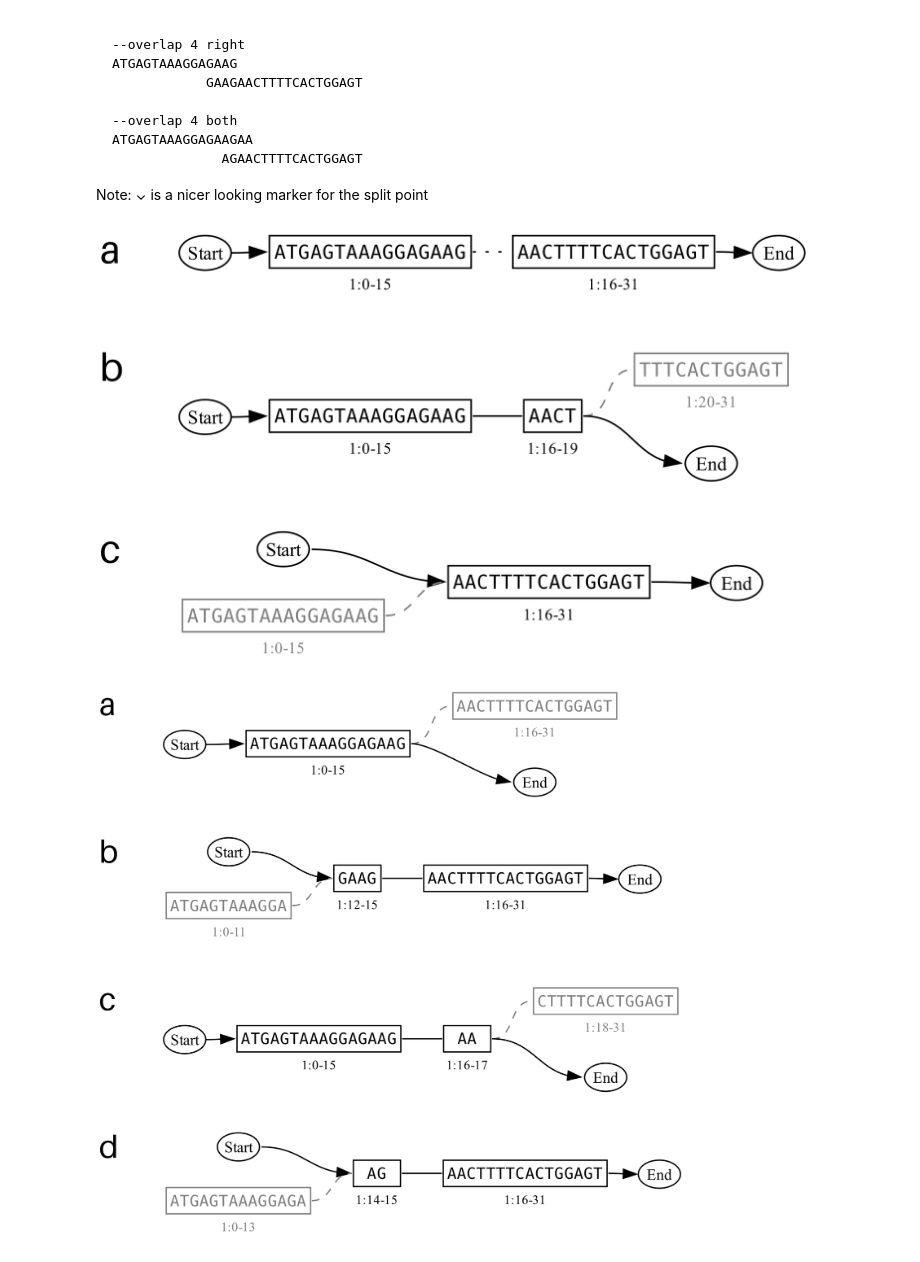
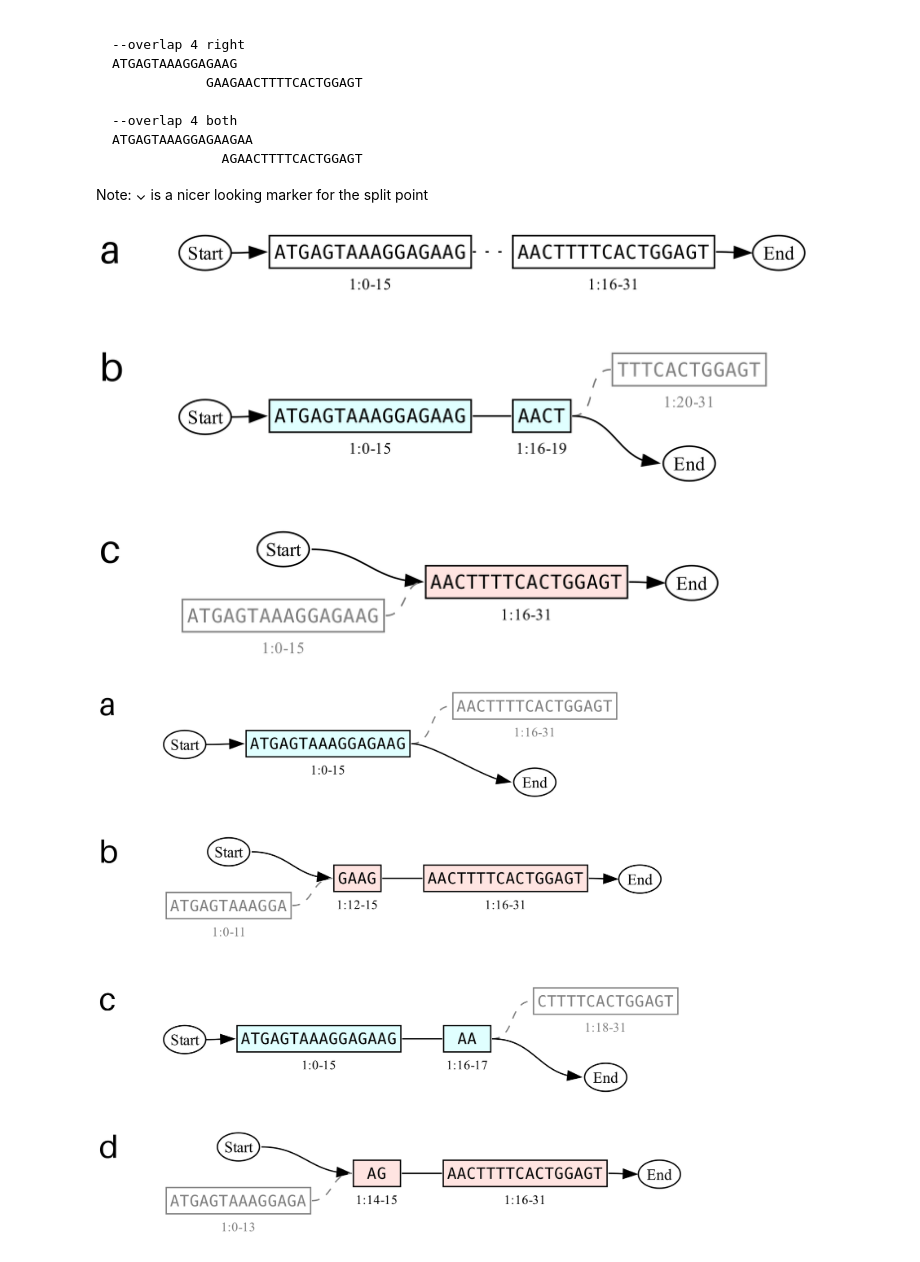
Before and after one commit to ginkgobioworks/gen, a Jupyter notebook: docs/figures/operators.ipynb, the cells around one changed output. Cells and saved outputs as stored; diff of their text form; code cells hidden in the pictures.

Commit message:
formatting

```diff
--- a/docs/figures/operators.ipynb
+++ b/docs/figures/operators.ipynb
@@ -367,36 +367,41 @@ def move_pointer(graph, pointer, position):
 # %%
 split_pos = 15
 overlap = 4
 
 panels = []
 G_ref.remove_highlights()
 
 G_start = deepcopy(G_ref)
 G_start.add_edge(('1', split_pos), ('1', split_pos+1))
 
 # Left overlap = overlap is attached only to the left part
 edge_styling = {('1.0','1.16'):{'arrowhead':'none', 'style':'dotted'}}
-panels.append(G_start.render_block_graph(format='png', edge_attributes=edge_styling, ranksep=0.3))
+node_styling = {'1.0':{'bgcolor':'lightcyan'},
+                '1.16':{'margin':0, 'width':0, 'bgcolor':'mistyrose'}}
+panels.append(G_start.render_block_graph(format='png', edge_attributes=edge_styling,
+                                         node_attributes=node_styling, ranksep=0.3))
 
 G_left = move_pointer(G_ref, pointer='end', position=split_pos+overlap)
 G_left.add_edge(('1', split_pos), ('1', split_pos+1))
 edge_styling = {('1.0','1.16'):{'arrowhead':'none'},
                 ('1.16','1.20'):{'style':'dashed', 'color':'gray50', 'arrowhead':'none'}}
-node_styling = {'1.20':{'color':'gray50', 'fontcolor':'gray50'}}
+node_styling = {'1.20':{'color':'gray50', 'fontcolor':'gray50'},
+                '1.16':{'margin':0, 'width':0, 'bgcolor':'lightcyan'},
+                '1.0':{'bgcolor':'lightcyan'}}
 panels.append(G_left.render_block_graph(format='png', prune=False, align_blocks=False, ranksep=0.3,
-                                        edge_attributes=edge_styling, node_attributes=node_styling,
-                                        graph_attributes={'ranksep':0.3}))
+                                        edge_attributes=edge_styling, node_attributes=node_styling))
 
 G_right = move_pointer(G_ref, pointer='start', position=split_pos+1)
 G_right.add_edge(('1', split_pos), ('1', split_pos+1))
 edge_styling = {('1.0','1.16'):{'arrowhead':'none', 'style':'dashed', 'color':'gray50'}}
-node_styling = {'1.0':{'color':'gray50', 'fontcolor':'gray50'}}
-panels.append(G_right.render_block_graph(format='png', prune=False, align_blocks=False,
+node_styling = {'1.0':{'color':'gray50', 'fontcolor':'gray50'},
+                '1.16':{'bgcolor':'mistyrose'}}
+panels.append(G_right.render_block_graph(format='png', prune=False, align_blocks=False, ranksep=0.3,
                                          edge_attributes=edge_styling, node_attributes=node_styling))
 
 combine_images(panels,'operators/split_left.png')
 # %% [output]
-[figure, old version]
+[figure, new version]
 # %%
 # Right overlap = overlap is attached only to the right part
 panels = []
```
Also changed, not shown: parts of 3 cells of this notebook, 13 other files.
